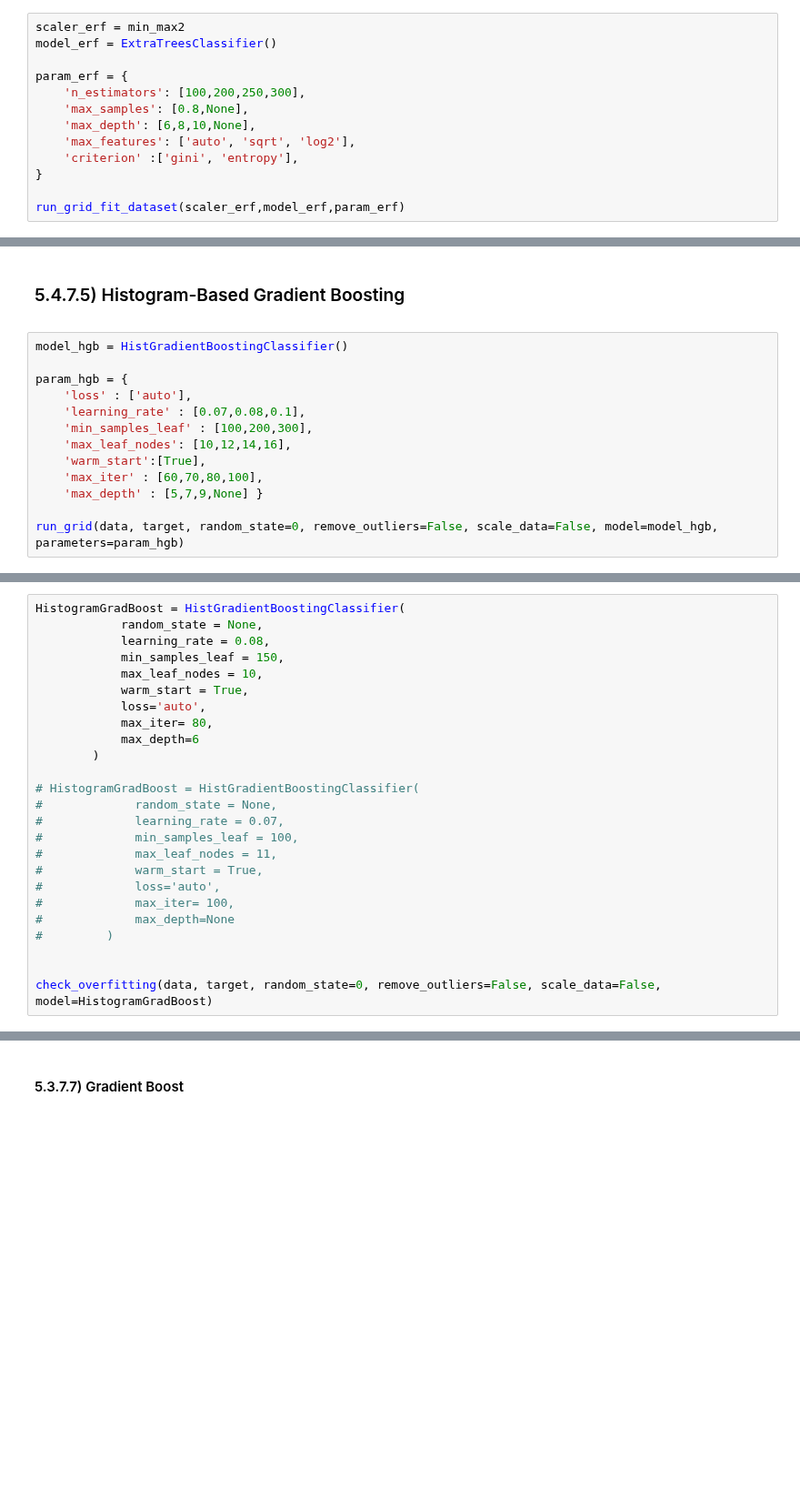
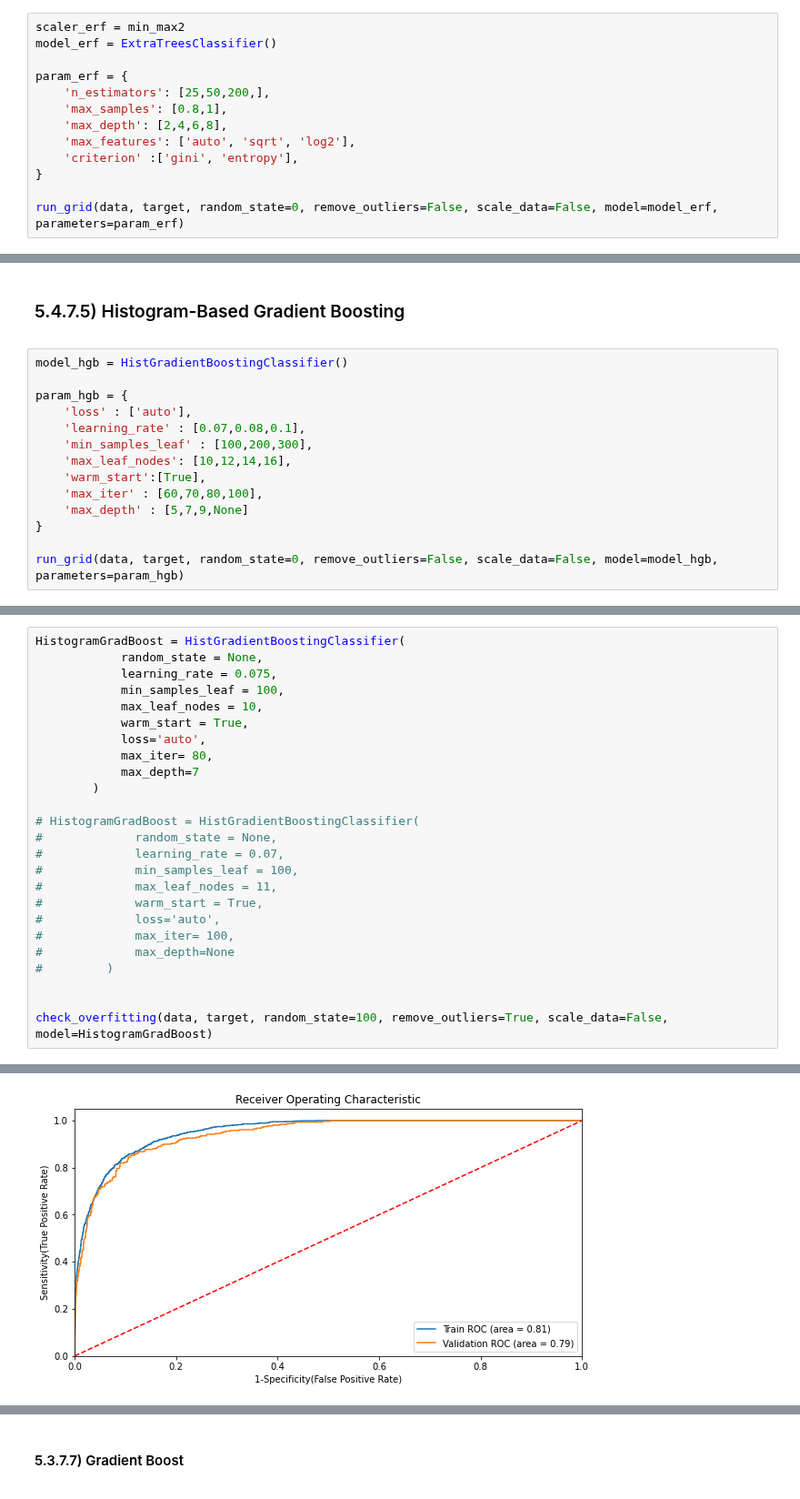
Before and after one commit to JohnnyCodess/Project-Machine-Learning, a Jupyter notebook: USAR ESTE!!!.ipynb, the cells around one changed output, grey strips where cells are left out. Shown at 91% size. Cells and saved outputs as stored; diff of their text form; blank space fills up the shorter version.

```diff
--- a/USAR ESTE!!!.ipynb
+++ b/USAR ESTE!!!.ipynb
@@ -1502,11 +1579,11 @@ scaler_erf = min_max2
 model_erf = ExtraTreesClassifier()
 
 param_erf = {
-    'n_estimators': [100,200,250,300],
-    'max_samples': [0.8,None],
-    'max_depth': [6,8,10,None],
+    'n_estimators': [25,50,200,],
+    'max_samples': [0.8,1],
+    'max_depth': [2,4,6,8],
     'max_features': ['auto', 'sqrt', 'log2'],
     'criterion' :['gini', 'entropy'],
 }
 
-run_grid_fit_dataset(scaler_erf,model_erf,param_erf)
+run_grid(data, target, random_state=0, remove_outliers=False, scale_data=False, model=model_erf, parameters=param_erf)
@@ -1574,7 +1649,8 @@ param_hgb = {
     'max_leaf_nodes': [10,12,14,16],
     'warm_start':[True],
     'max_iter' : [60,70,80,100],
-    'max_depth' : [5,7,9,None] }
+    'max_depth' : [5,7,9,None]
+}
 
 run_grid(data, target, random_state=0, remove_outliers=False, scale_data=False, model=model_hgb, parameters=param_hgb)
 # %% [output]
@@ -1583,13 +1659,13 @@ Best score= 0.6759987771054259
 # %%
 HistogramGradBoost = HistGradientBoostingClassifier(
             random_state = None,
-            learning_rate = 0.08,
-            min_samples_leaf = 150,
+            learning_rate = 0.075,
+            min_samples_leaf = 100,
             max_leaf_nodes = 10,
             warm_start = True,
             loss='auto',
             max_iter= 80,
-            max_depth=6
+            max_depth=7
         )
 
 # HistogramGradBoost = HistGradientBoostingClassifier(
@@ -1604,5 +1680,5 @@ HistogramGradBoost = HistGradientBoostingClassifier(
 #         )
 
 
-check_overfitting(data, target, random_state=0, remove_outliers=False, scale_data=False, model=HistogramGradBoost)
+check_overfitting(data, target, random_state=100, remove_outliers=True, scale_data=False, model=HistogramGradBoost)
 # %% [output]
@@ -1611,0 +1689 @@ Difference between Train and Validation: 0.0424
+[figure, added]
```
Also changed, not shown: parts of 61 cells of this notebook.
